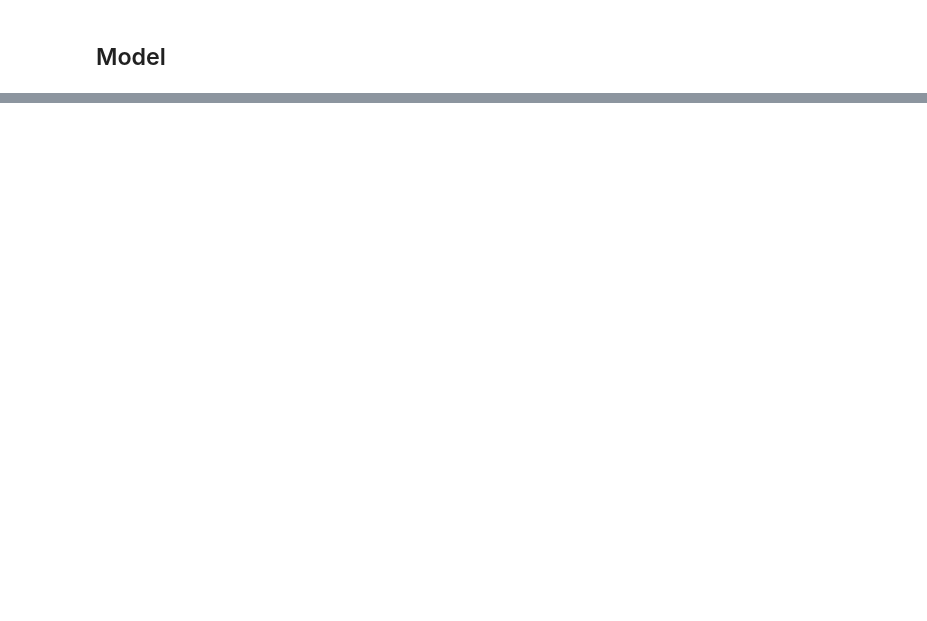
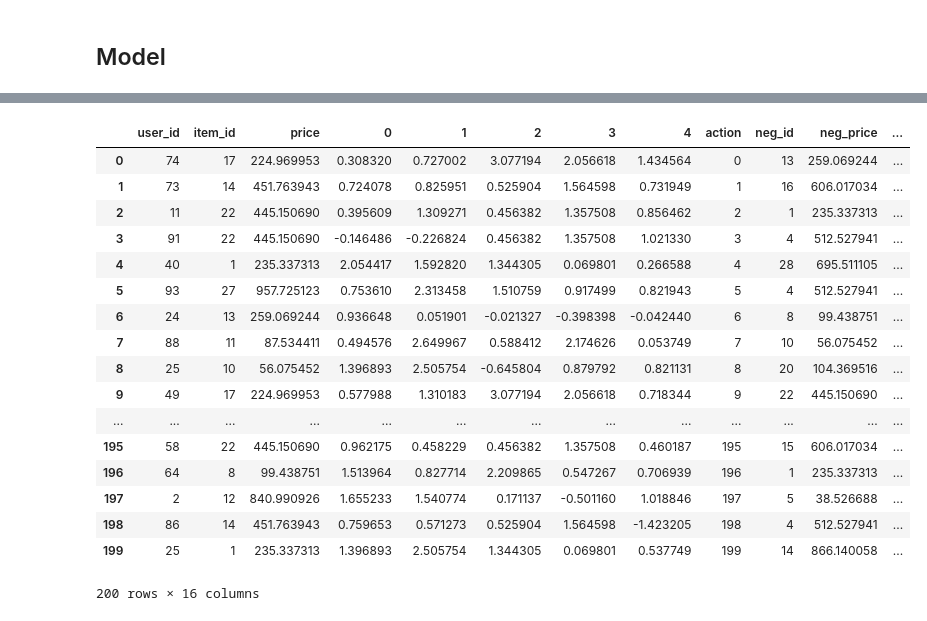
Before and after one commit to Gafpix/IA316, a Jupyter notebook: Env3 - implicit.ipynb, the cells around one changed output, grey strips where cells are left out. Cells and saved outputs as stored; diff of their text form; code cells hidden in the pictures; blank space fills up the shorter version.

```diff
--- a/Env3 - implicit.ipynb
+++ b/Env3 - implicit.ipynb
@@ -117,6 +121,53 @@ def margin_comparator_loss_improved(inputs, prices, A=0.01, B=100.):
         return tf.maximum((n_price - p_price + B), 0)
 
     return tf.maximum((A / tf.abs(n_sim - p_sim)) * (n_price - p_price + B) + (n_sim - p_sim), 0)
+# %%
+def find_other_random(row, rng, max_item_id=29):
+    neg_id = row['item_id']
+    while neg_id == row['item_id']:
+        neg_id = rng.randint(low=1, high=max_item_id + 1)
+    return neg_id
+
+def get_neg_meta(row):
+    a = int(row['action'])
+    i = int(row['neg_id'])
+    return state_history[a][i][2:]
+
+
+def sample_triplets(pos_data, max_item_id=29, random_seed=0):
+    """Sample negatives at random"""
+    rng = np.random.RandomState(random_seed)
+
+    triplets = pd.DataFrame(pos_data)
+    triplets['neg_id'] = triplets.apply(lambda row: find_other_random(row, rng), axis=1)
+
+    triplets[['neg_price', 'neg_0', 'neg_1', 'neg_2', 'neg_3', 'neg_4']] = triplets.apply(lambda row: get_neg_meta(row), result_type='expand', axis=1)
+
+
+
+
+    return triplets
+
+sample_triplets(pos_data)
+# %% [output]
+|  | user_id | item_id | price | 0 | 1 | 2 | 3 | 4 | action | neg_id | neg_price | ... |
+| 0 | 74 | 17 | 224.969953 | 0.308320 | 0.727002 | 3.077194 | 2.056618 | 1.434564 | 0 | 13 | 259.069244 | ... |
+| 1 | 73 | 14 | 451.763943 | 0.724078 | 0.825951 | 0.525904 | 1.564598 | 0.731949 | 1 | 16 | 606.017034 | ... |
+| 2 | 11 | 22 | 445.150690 | 0.395609 | 1.309271 | 0.456382 | 1.357508 | 0.856462 | 2 | 1 | 235.337313 | ... |
+| 3 | 91 | 22 | 445.150690 | -0.146486 | -0.226824 | 0.456382 | 1.357508 | 1.021330 | 3 | 4 | 512.527941 | ... |
+| 4 | 40 | 1 | 235.337313 | 2.054417 | 1.592820 | 1.344305 | 0.069801 | 0.266588 | 4 | 28 | 695.511105 | ... |
+| 5 | 93 | 27 | 957.725123 | 0.753610 | 2.313458 | 1.510759 | 0.917499 | 0.821943 | 5 | 4 | 512.527941 | ... |
+| 6 | 24 | 13 | 259.069244 | 0.936648 | 0.051901 | -0.021327 | -0.398398 | -0.042440 | 6 | 8 | 99.438751 | ... |
+| 7 | 88 | 11 | 87.534411 | 0.494576 | 2.649967 | 0.588412 | 2.174626 | 0.053749 | 7 | 10 | 56.075452 | ... |
+| 8 | 25 | 10 | 56.075452 | 1.396893 | 2.505754 | -0.645804 | 0.879792 | 0.821131 | 8 | 20 | 104.369516 | ... |
+| 9 | 49 | 17 | 224.969953 | 0.577988 | 1.310183 | 3.077194 | 2.056618 | 0.718344 | 9 | 22 | 445.150690 | ... |
+| ... | ... | ... | ... | ... | ... | ... | ... | ... | ... | ... | ... | ... |
+| 195 | 58 | 22 | 445.150690 | 0.962175 | 0.458229 | 0.456382 | 1.357508 | 0.460187 | 195 | 15 | 606.017034 | ... |
+| 196 | 64 | 8 | 99.438751 | 1.513964 | 0.827714 | 2.209865 | 0.547267 | 0.706939 | 196 | 1 | 235.337313 | ... |
+| 197 | 2 | 12 | 840.990926 | 1.655233 | 1.540774 | 0.171137 | -0.501160 | 1.018846 | 197 | 5 | 38.526688 | ... |
+| 198 | 86 | 14 | 451.763943 | 0.759653 | 0.571273 | 0.525904 | 1.564598 | -1.423205 | 198 | 4 | 512.527941 | ... |
+| 199 | 25 | 1 | 235.337313 | 1.396893 | 2.505754 | 1.344305 | 0.069801 | 0.537749 | 199 | 14 | 866.140058 | ... |
+200 rows × 16 columns
 # %%
 def make_interaction_mlp(input_dim, n_hidden=1, hidden_size=64,
                          dropout=0, l2_reg=None):
```
Also changed, not shown: parts of 3 cells of this notebook, 3 other files.
